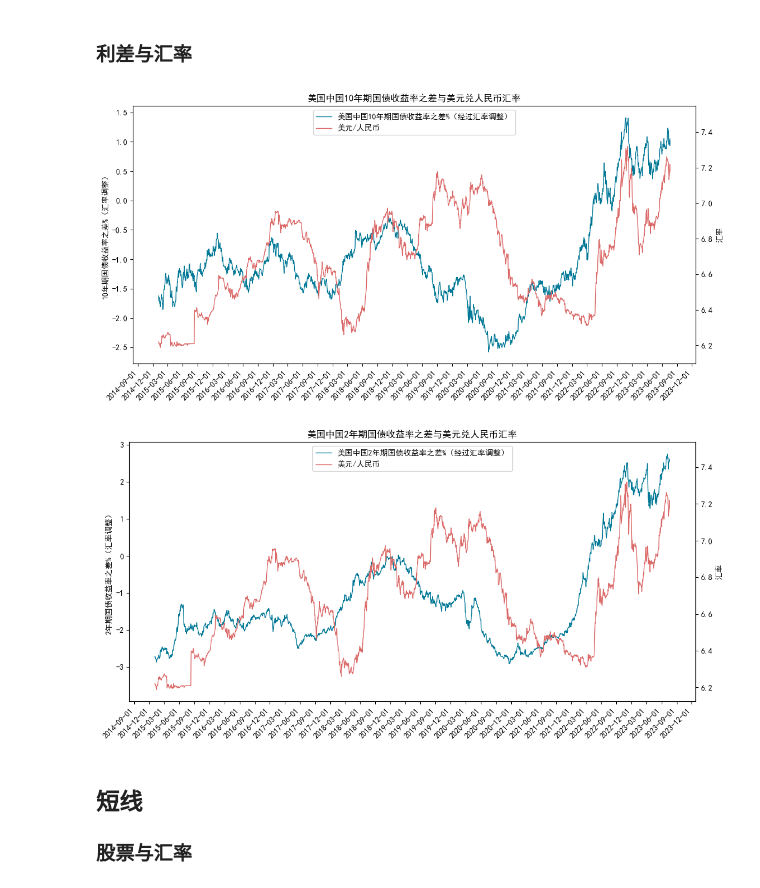
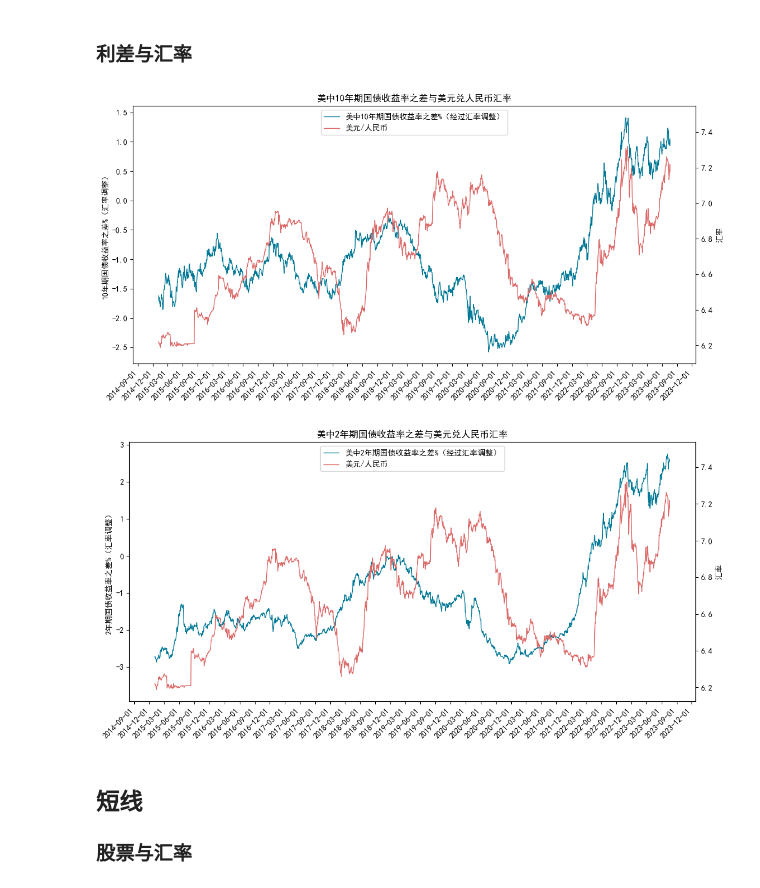
Before and after one commit to SiruoTu/RMB-index2, a Jupyter notebook: Transform.ipynb, the cells around one changed output. Cells and saved outputs as stored; diff of their text form; code cells hidden in the pictures.

```diff
--- a/Transform.ipynb
+++ b/Transform.ipynb
@@ -364,42 +383,44 @@ Total2['US_CHN_rate_z'] = (Total2['US_CHN_rate'] - Total2['US_CHN_rate'].mean())
 # %%
 # 计算y2
 y2 = Total2['US_CHN_rate_z'] * Total2['interest_spread_Y10_mod'].std() + Total2['interest_spread_Y10_mod'].mean()
 
 # 绘制折线图
 fig, ax = plt.subplots(figsize=(13, 6))
-ax.plot(Total2['Time'], Total2['interest_spread_Y10_mod'], label='美国中国10年期国债收益率之差%（经过汇率调整）', color='#007896FF', linewidth=1)
+ax.plot(Total2['Time'], Total2['interest_spread_Y10_mod'], label='美中10年期国债收益率之差%（经过汇率调整）', color='#007896FF', linewidth=1)
 ax.plot(Total2['Time'], y2, label='美元/人民币', color='#db6968', linewidth=1)
 
 # 设置x轴刻度
 ax.xaxis.set_major_locator(MonthLocator(interval=3))
 ax.xaxis.set_major_formatter(DateFormatter('%Y-%m-%d'))
 plt.setp(ax.get_xticklabels(), rotation=45, ha='right')
 
 # 设置y轴次坐标轴
 def y2y2(y):
     return (y - Total2['interest_spread_Y10_mod'].mean()) / Total2['interest_spread_Y10_mod'].std() * Total2['US_CHN_rate'].std() + Total2['US_CHN_rate'].mean()
 ax2 = ax.secondary_yaxis('right', functions=(y2y2, y2y2))
 
 # 设置图例和坐标轴标签
 ax.legend(loc='upper center')
 ax.set_xlabel('')
 ax.set_ylabel('10年期国债收益率之差%（汇率调整）')
 ax2.set_ylabel('汇率')
 
 # 设置标题
-ax.set_title('美国中国10年期国债收益率之差与美元兑人民币汇率')
+ax.set_title('美中10年期国债收益率之差与美元兑人民币汇率')
+
+plt.savefig("figure/美中10年期国债收益率之差与美元兑人民币汇率（长线）.png")
 
 # 显示图形
 plt.show()
 # %% [output]
-[figure, old version]
+[figure, new version]
 # %%
 # 计算y2
 y2 = Total2['US_CHN_rate_z'] * Total2['interest_spread_Y2_mod'].std() + Total2['interest_spread_Y2_mod'].mean()
 
 # 绘制折线图
 fig, ax = plt.subplots(figsize=(13, 6))
-ax.plot(Total2['Time'], Total2['interest_spread_Y2_mod'], label='美国中国2年期国债收益率之差%（经过汇率调整）', color='#007896FF', linewidth=1)
+ax.plot(Total2['Time'], Total2['interest_spread_Y2_mod'], label='美中2年期国债收益率之差%（经过汇率调整）', color='#007896FF', linewidth=1)
 ax.plot(Total2['Time'], y2, label='美元/人民币', color='#db6968', linewidth=1)
 
 # 设置x轴刻度
@@ -419,12 +440,14 @@ ax.set_ylabel('2年期国债收益率之差%（汇率调整）')
 ax2.set_ylabel('汇率')
 
 # 设置标题
-ax.set_title('美国中国2年期国债收益率之差与美元兑人民币汇率')
+ax.set_title('美中2年期国债收益率之差与美元兑人民币汇率')
+
+plt.savefig("figure/美中2年期国债收益率之差与美元兑人民币汇率（长线）.png")
 
 # 显示图形
 plt.show()
 # %% [output]
-[figure, old version]
+[figure, new version]
 # %% [markdown]
 ## 短线
 
```
Also changed, not shown: parts of 19 cells of this notebook, 25 other files.
